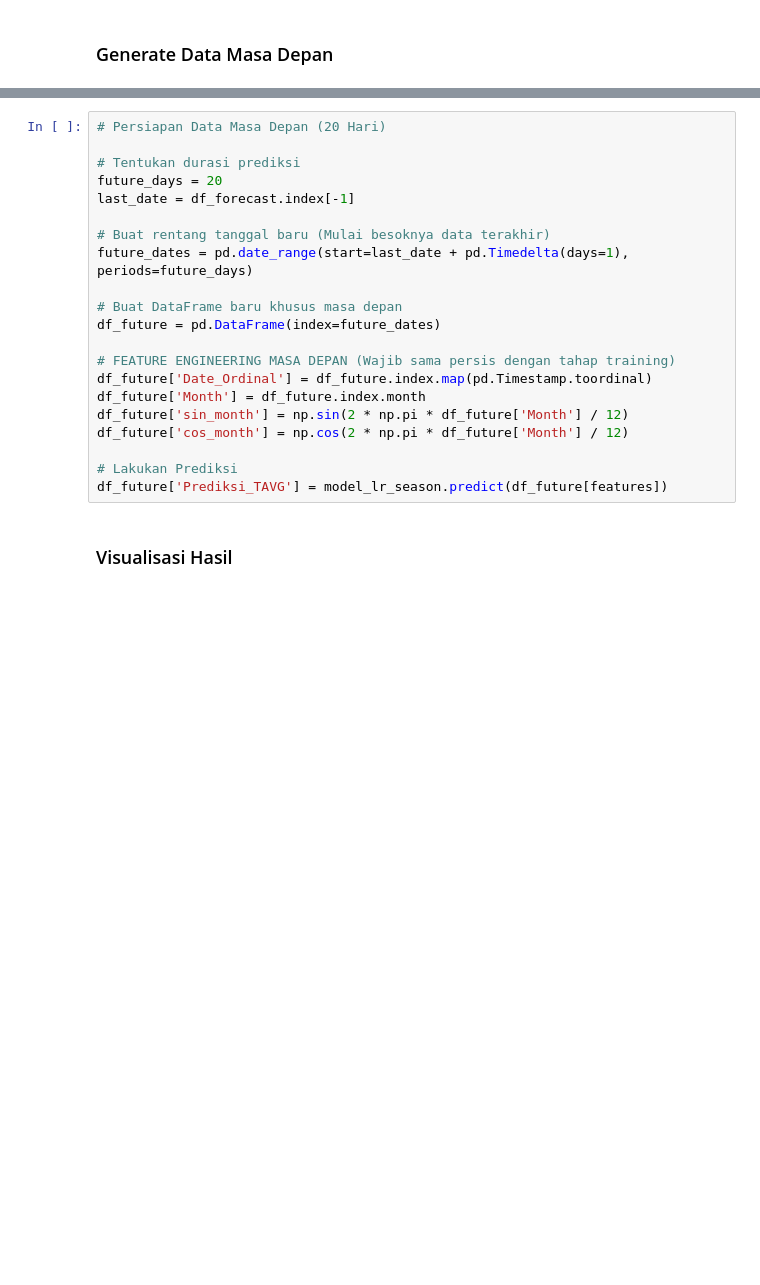
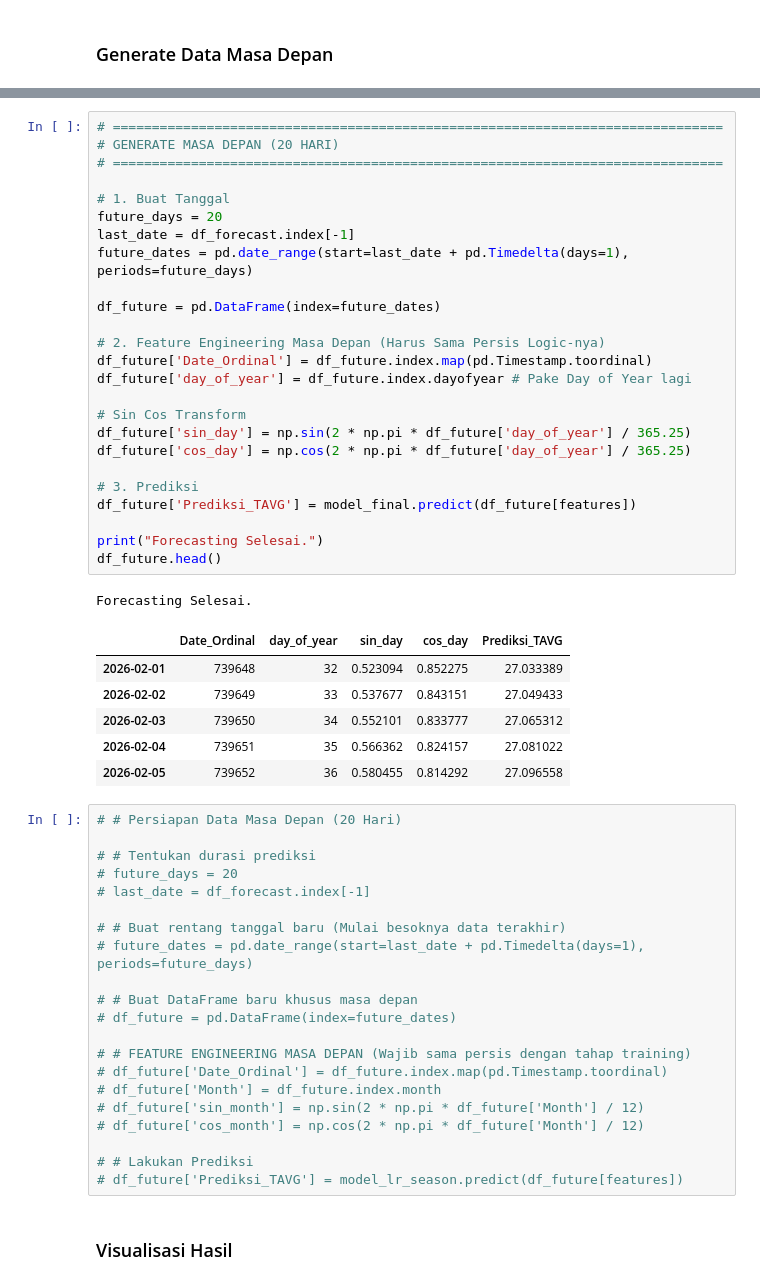
Before and after one commit to Ndraa-44/uas_datscie_prediksi, a Jupyter notebook: uas_datscie_implementation.ipynb, the cells around one changed output, grey strips where cells are left out. Cells and saved outputs as stored; diff of their text form; blank space fills up the shorter version.

```diff
--- a/uas_datscie_implementation.ipynb
+++ b/uas_datscie_implementation.ipynb
@@ -532,23 +595,56 @@ LinearRegression()
+# %%
+# ==============================================================================
+# GENERATE MASA DEPAN (20 HARI)
+# ==============================================================================
+
+# 1. Buat Tanggal
+future_days = 20
+last_date = df_forecast.index[-1]
+future_dates = pd.date_range(start=last_date + pd.Timedelta(days=1), periods=future_days)
+
+df_future = pd.DataFrame(index=future_dates)
+
+# 2. Feature Engineering Masa Depan (Harus Sama Persis Logic-nya)
+df_future['Date_Ordinal'] = df_future.index.map(pd.Timestamp.toordinal)
+df_future['day_of_year'] = df_future.index.dayofyear # Pake Day of Year lagi
+
+# Sin Cos Transform
+df_future['sin_day'] = np.sin(2 * np.pi * df_future['day_of_year'] / 365.25)
+df_future['cos_day'] = np.cos(2 * np.pi * df_future['day_of_year'] / 365.25)
+
+# 3. Prediksi
+df_future['Prediksi_TAVG'] = model_final.predict(df_future[features])
+
+print("Forecasting Selesai.")
+df_future.head()
+# %% [output]
+Forecasting Selesai.
+|  | Date_Ordinal | day_of_year | sin_day | cos_day | Prediksi_TAVG |
+| 2026-02-01 | 739648 | 32 | 0.523094 | 0.852275 | 27.033389 |
+| 2026-02-02 | 739649 | 33 | 0.537677 | 0.843151 | 27.049433 |
+| 2026-02-03 | 739650 | 34 | 0.552101 | 0.833777 | 27.065312 |
+| 2026-02-04 | 739651 | 35 | 0.566362 | 0.824157 | 27.081022 |
+| 2026-02-05 | 739652 | 36 | 0.580455 | 0.814292 | 27.096558 |
 # %%
-# Persiapan Data Masa Depan (20 Hari)
+# # Persiapan Data Masa Depan (20 Hari)
 
-# Tentukan durasi prediksi
-future_days = 20
-last_date = df_forecast.index[-1]
+# # Tentukan durasi prediksi
+# future_days = 20
+# last_date = df_forecast.index[-1]
 
-# Buat rentang tanggal baru (Mulai besoknya data terakhir)
-future_dates = pd.date_range(start=last_date + pd.Timedelta(days=1), periods=future_days)
+# # Buat rentang tanggal baru (Mulai besoknya data terakhir)
+# future_dates = pd.date_range(start=last_date + pd.Timedelta(days=1), periods=future_days)
 
-# Buat DataFrame baru khusus masa depan
-df_future = pd.DataFrame(index=future_dates)
+# # Buat DataFrame baru khusus masa depan
+# df_future = pd.DataFrame(index=future_dates)
 
-# FEATURE ENGINEERING MASA DEPAN (Wajib sama persis dengan tahap training)
-df_future['Date_Ordinal'] = df_future.index.map(pd.Timestamp.toordinal)
-df_future['Month'] = df_future.index.month
-df_future['sin_month'] = np.sin(2 * np.pi * df_future['Month'] / 12)
-df_future['cos_month'] = np.cos(2 * np.pi * df_future['Month'] / 12)
+# # FEATURE ENGINEERING MASA DEPAN (Wajib sama persis dengan tahap training)
+# df_future['Date_Ordinal'] = df_future.index.map(pd.Timestamp.toordinal)
+# df_future['Month'] = df_future.index.month
+# df_future['sin_month'] = np.sin(2 * np.pi * df_future['Month'] / 12)
+# df_future['cos_month'] = np.cos(2 * np.pi * df_future['Month'] / 12)
 
-# Lakukan Prediksi
-df_future['Prediksi_TAVG'] = model_lr_season.predict(df_future[features])
+# # Lakukan Prediksi
+# df_future['Prediksi_TAVG'] = model_lr_season.predict(df_future[features])
 # %% [markdown]
 ### Visualisasi Hasil
```
Also changed, not shown: parts of 11 cells of this notebook.
